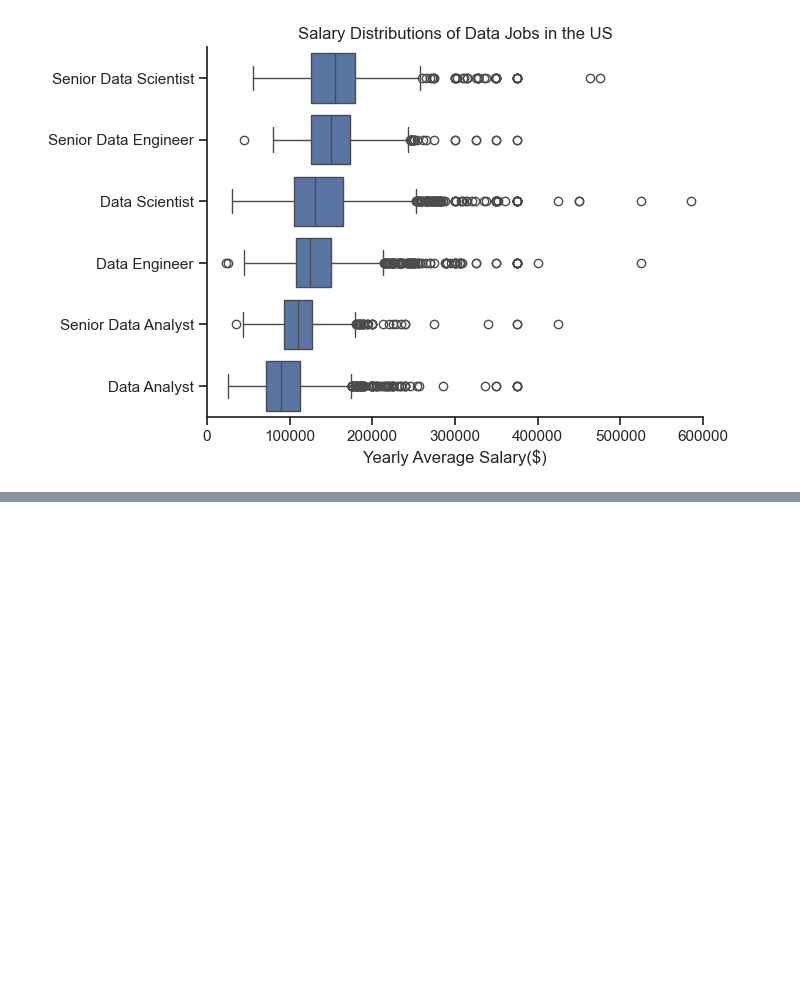
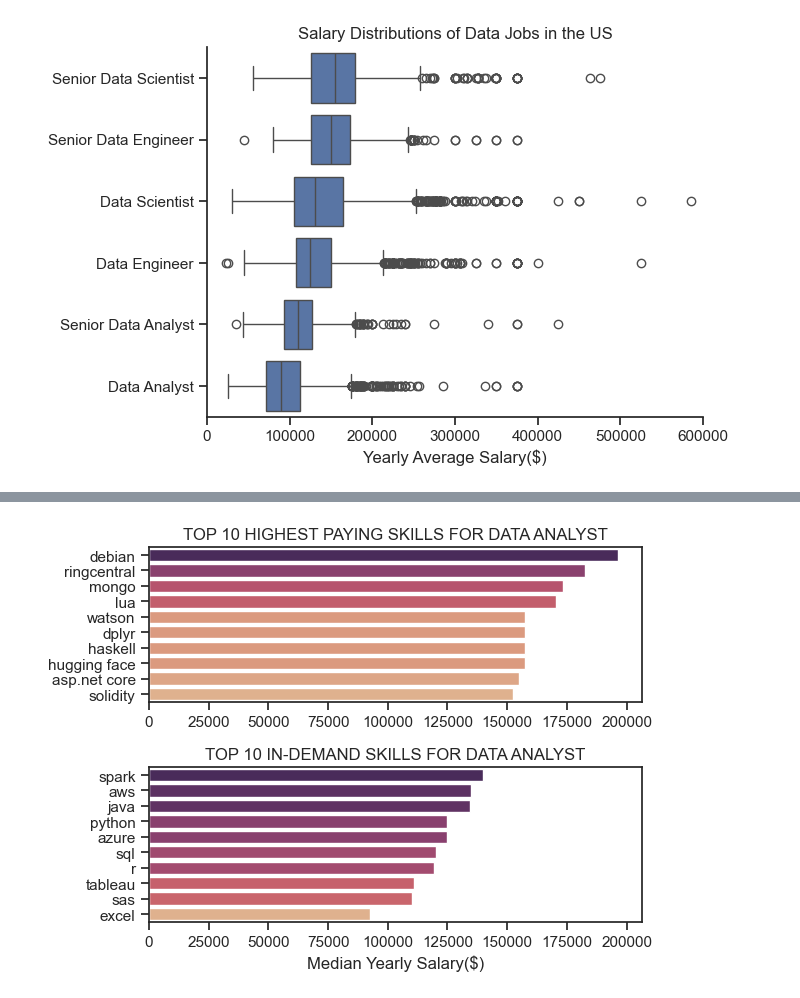
Before and after one commit to jessewaweru/PythonProjects, a Jupyter notebook: L_Project/4_SalaryAnalysis.ipynb, the cells around one changed output, grey strips where cells are left out. Drawn from its saved outputs; the diff is of its cells as text; code cells hidden in the pictures; blank space fills up the shorter version.

```diff
--- a/L_Project/4_SalaryAnalysis.ipynb
+++ b/L_Project/4_SalaryAnalysis.ipynb
@@ -45,0 +62,12 @@ plt.show()
+# %%
+df_us = df[(df['job_title_short'] == 'Data Analyst') & (df['job_country'] == 'United States')].copy()
+
+df_us = df_us.dropna(subset = 'salary_year_avg')
+
+df_us = df.explode('job_skills')
+
+df_us['job_skills']
+
+df_us_grp = df_us.groupby('job_skills')['salary_year_avg'].agg(['count','median'])
+
+df_us_grp
@@ -45,0 +89,5 @@ plt.show()
+# %%
+df_us_grp_pay = df_us_grp.sort_values(by= 'median', ascending= False).head(10)
+
+
+df_us_grp_pay
@@ -45,0 +107,6 @@ plt.show()
+# %%
+df_us_grp_skills = df_us_grp.sort_values(by= 'count', ascending= False).head(10)
+
+df_us_grp_skills = df_us_grp_skills.sort_values(by= 'median', ascending= False)
+
+df_us_grp_skills
@@ -45,0 +126,23 @@ plt.show()
+# %%
+fig, ax = plt.subplots(2,1)
+
+sns.set_theme(style= 'ticks')
+
+sns.barplot(data=df_us_grp_pay, x='median', y=df_us_grp_pay.index, ax=ax[0], hue= 'median', palette= 'flare')
+ax[0].legend().remove()
+#df_us_grp_pay[::-1].plot(kind= 'barh',y= 'median', ax=ax[0], legend= False)#[::-1] does the invert yaxis function, same as ax.[0]invert_yaxis() or plt.gca()
+ax[0].set_title('TOP 10 HIGHEST PAYING SKILLS FOR DATA ANALYST')
+ax[0].set_xlabel('')
+ax[0].set_ylabel('')
+
+sns.barplot(data=df_us_grp_skills, x='median', y=df_us_grp_skills.index, ax=ax[1], hue= 'median', palette= 'flare')
+ax[1].legend().remove()
+#df_us_grp_skills[::-1].plot(kind= 'barh',y= 'median', ax=ax[1], legend= False)
+ax[1].set_title('TOP 10 IN-DEMAND SKILLS FOR DATA ANALYST')
+ax[1].set_xlim(ax[0].get_xlim())#get the x axis for both graphs to match
+ax[1].set_xlabel('Median Yearly Salary($)')
+ax[1].set_ylabel('')
+
+fig.tight_layout()
+# %% [output]
+[figure, added]
```
Also changed, not shown: parts of 4 cells of this notebook, 1 other file.
